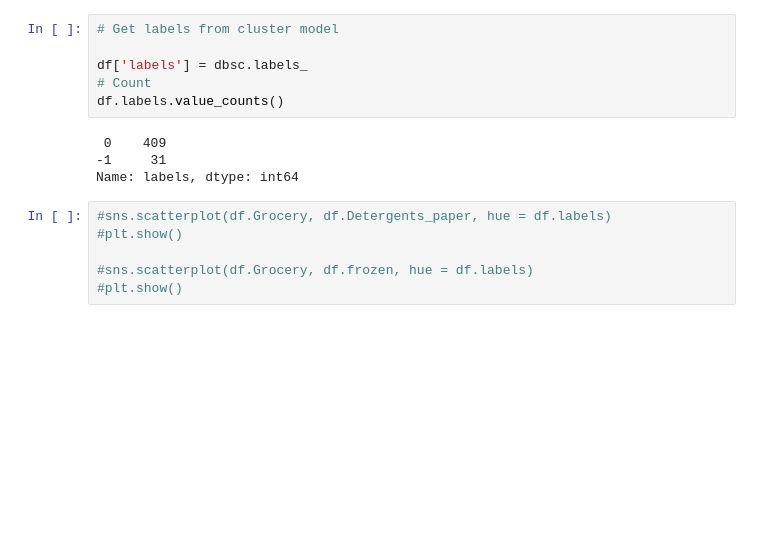
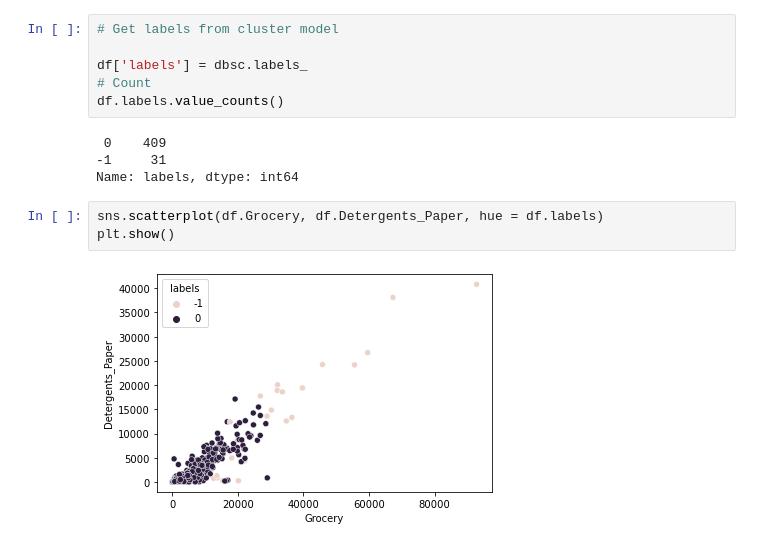
Before and after one commit to patrickamwayi/anomaly-detection-exercises, a Jupyter notebook: clustering_anomaly_detection.ipynb, the cells around one changed output. Drawn from its saved outputs; the diff is of its cells as text; blank space fills up the shorter version.

```diff
--- a/clustering_anomaly_detection.ipynb
+++ b/clustering_anomaly_detection.ipynb
@@ -159,8 +158,7 @@ df.labels.value_counts()
 -1     31
 Name: labels, dtype: int64
 # %%
-#sns.scatterplot(df.Grocery, df.Detergents_paper, hue = df.labels)
-#plt.show()
-
-#sns.scatterplot(df.Grocery, df.frozen, hue = df.labels)
-#plt.show()
+sns.scatterplot(df.Grocery, df.Detergents_Paper, hue = df.labels)
+plt.show()
+# %% [output]
+[figure, added]
```
Also changed, not shown: parts of 15 cells of this notebook.
